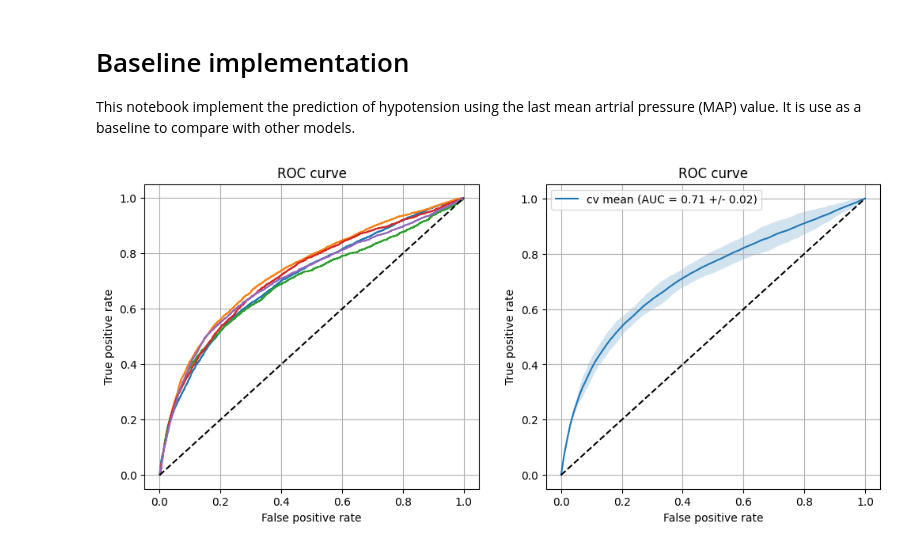
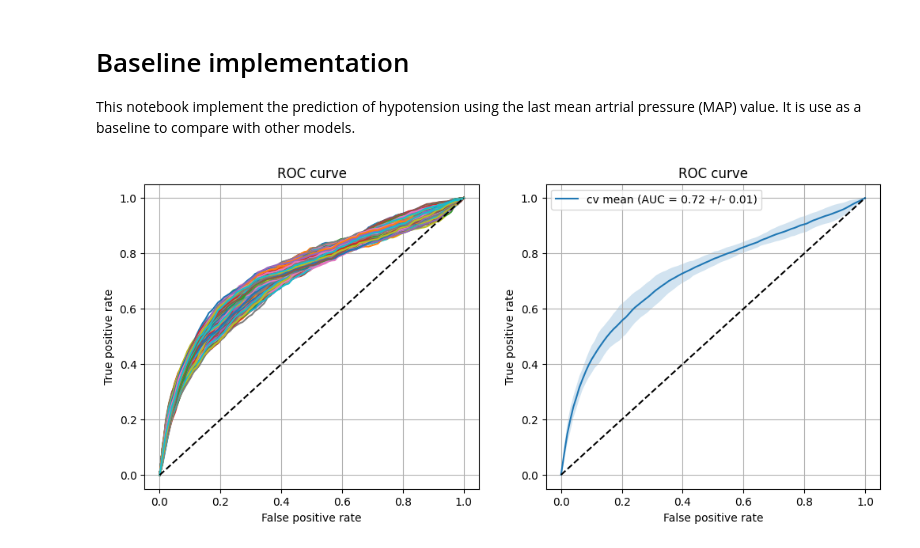
Before and after one commit to BobAubouin/hypotension_pred, a Jupyter notebook: scripts/baseline.ipynb, the cells around one changed output. Cells and saved outputs as stored; diff of their text form; code cells hidden in the pictures.

```diff
--- a/scripts/baseline.ipynb
+++ b/scripts/baseline.ipynb
@@ -10,8 +10,8 @@ import tikzplotlib
 
 from scripts.dataLoader import dataLoaderParallel
 # %%
-HALF_TIME_FILTERING = 5 # secondes
-FEATURE_NAME = "dbp"
+HALF_TIME_FILTERING = 10 # secondes
+FEATURE_NAME = "mbp"
 # %%
 # test if raw file exists
 if not os.path.exists('data/data_async.csv'):
@@ -22,7 +22,7 @@ cols = list(pd.read_csv("data/data_async.csv", nrows=1))
 rawData = pd.read_csv(f'data/data_async.csv', usecols =[i for i in cols if i != "opname"] ).astype("float32")
 # %%
 # test if baseline file exists
-if not os.path.exists('data/data_baseline.csv'):
+if not os.path.exists('data/data_xbg.csv'):
     dataframe = dataLoaderParallel(
         half_times= [HALF_TIME_FILTERING],
         signal_name = [FEATURE_NAME],
@@ -34,13 +34,21 @@ if not os.path.exists('data/data_baseline.csv'):
     )
     dataframe.to_csv('data/data_baseline.csv', index=False)
 else:
-    dataframe = pd.read_csv('data/data_baseline.csv')
+    dataframe = pd.read_csv('data/data_xbg.csv')
 # %%
 # for each subgoup of data, create a regressor and evaluate it
 from sklearn.metrics import auc, roc_curve, roc_auc_score
 
-tpr, fpr, auc  = [], [], []
+n_bootstraps = 200
+rng_seed = 42  # control reproducibility
+bootstrapped_scores = []
 
+rng = np.random.RandomState(rng_seed)
+
+
+tpr_list, auc_list, thresh_list  = [], [], []
+
+fpr = np.linspace(0, 1, 100)
 for cv, test in dataframe.groupby('cv_group'):
     # create a regressor
     test = test.dropna(subset=[f'{FEATURE_NAME}_ema_{HALF_TIME_FILTERING}'])
@@ -49,52 +57,56 @@ for cv, test in dataframe.groupby('cv_group'):
     y_test = test['label'].values
     y_pred = 1 - x_test/120
 
-    fpr_, tpr_, _ = roc_curve(y_test, y_pred)
-    tpr.append(tpr_)
-    fpr.append(fpr_)
+    for i in range(n_bootstraps):
+        # bootstrap by sampling with replacement on the prediction indices
+        indices = rng.randint(0, len(y_pred), len(y_pred))
+        if len(np.unique(y_test[indices])) < 2:
+            # We need at least one positive and one negative sample for ROC AUC
+            # to be defined: reject the sample
+            continue
 
-    auc.append(roc_auc_score(y_test, y_pred))
+        fpr_, tpr_, tr_ = roc_curve(y_test[indices], y_pred[indices])
+        auc_ = auc(fpr_, tpr_)
+
+        tpr_list.append(np.interp(np.linspace(0, 1, 100), fpr_, tpr_))
+        thresh_list.append(np.interp(np.linspace(0, 1, 100), fpr_, tr_))
+        auc_list.append(auc_)
 
 # plot the ROC curve
 plt.figure(figsize=(12, 5))
 plt.subplot(1, 2, 1)
-for i in range(len(tpr)):
-    plt.plot(fpr[i], tpr[i], label=f'cv {i} (AUC = {auc[i]:.2f})')
+for i in range(len(tpr_list)):
+    plt.plot(fpr, tpr_list[i])
 plt.plot([0, 1], [0, 1], 'k--')
 plt.xlabel('False positive rate')
 plt.ylabel('True positive rate')
 plt.title('ROC curve')
 plt.grid()
 
 plt.subplot(1, 2, 2)
-fpr_mean = np.linspace(0, 1, 100)
-tpr_mean = np.zeros(100)
-tpr_std = np.zeros(100)
-for j in range(len(fpr_mean)):
-    tpr_mean[j] = np.mean([np.interp(fpr_mean[j], fpr[i], tpr[i]) for i in range(len(tpr))])
-    tpr_std[j] = np.std([np.interp(fpr_mean[j], fpr[i], tpr[i]) for i in range(len(tpr))])
+tpr_mean = np.mean(tpr_list, axis=0)
+tpr_std = np.std(tpr_list, axis=0)
+thr_mean = np.mean(thresh_list, axis=0)
 
-
-
-
-plt.fill_between(fpr_mean, tpr_mean - 2*tpr_std, tpr_mean + 2*tpr_std, alpha=0.2)
-plt.plot(fpr_mean, tpr_mean, label=f'cv mean (AUC = {np.mean(auc):.2f} +/- {pd.Series(auc).std():.2f})')
+plt.fill_between(fpr, tpr_mean - 2*tpr_std, tpr_mean + 2*tpr_std, alpha=0.2)
+plt.plot(fpr, tpr_mean, label=f'cv mean (AUC = {np.mean(auc_list):.2f} +/- {pd.Series(auc_list).std():.2f})')
 plt.plot([0, 1], [0, 1], 'k--')
 plt.xlabel('False positive rate')
 plt.ylabel('True positive rate')
 plt.title('ROC curve')
 plt.legend()
 plt.grid()
 plt.show()
 
 # save data into a csv file
 df = pd.DataFrame({
-    'fpr': fpr_mean,
+    'fpr': fpr,
     'tpr': tpr_mean,
     'tpr_std': tpr_std,
-    'auc': np.mean(auc),
-    'auc_std': pd.Series(auc).std(),
+    'threshold': thr_mean,
+    'auc': np.round(np.mean(auc_list),2),
+    'auc_std': np.round(pd.Series(auc_list).std(),2),
 })
 df.to_csv('data/baseline_roc.csv', index=False)
 # %% [output]
-[figure, old version]
+[figure, new version]
```
Also changed, not shown: parts of 4 cells of this notebook, 3 other files.
